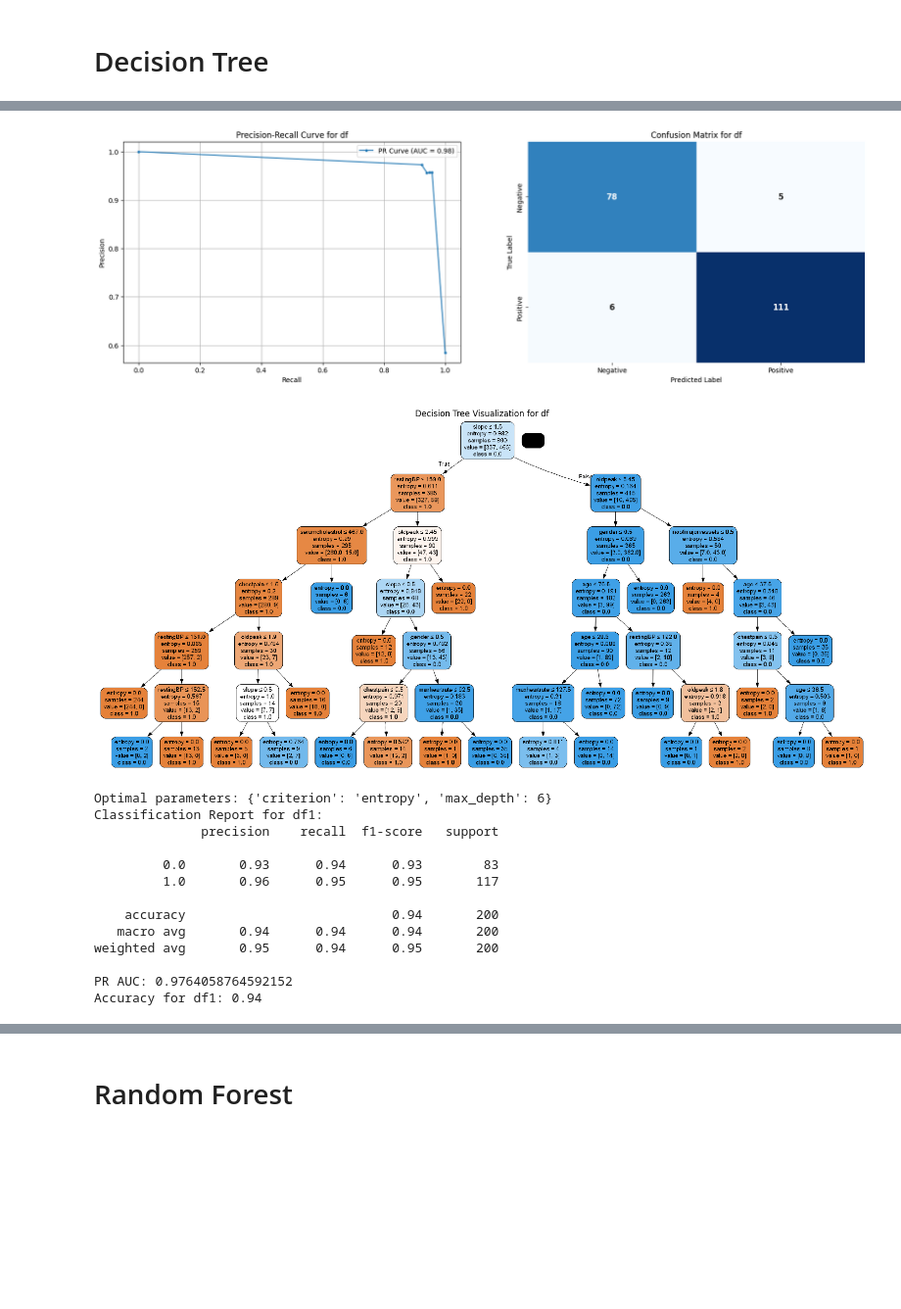
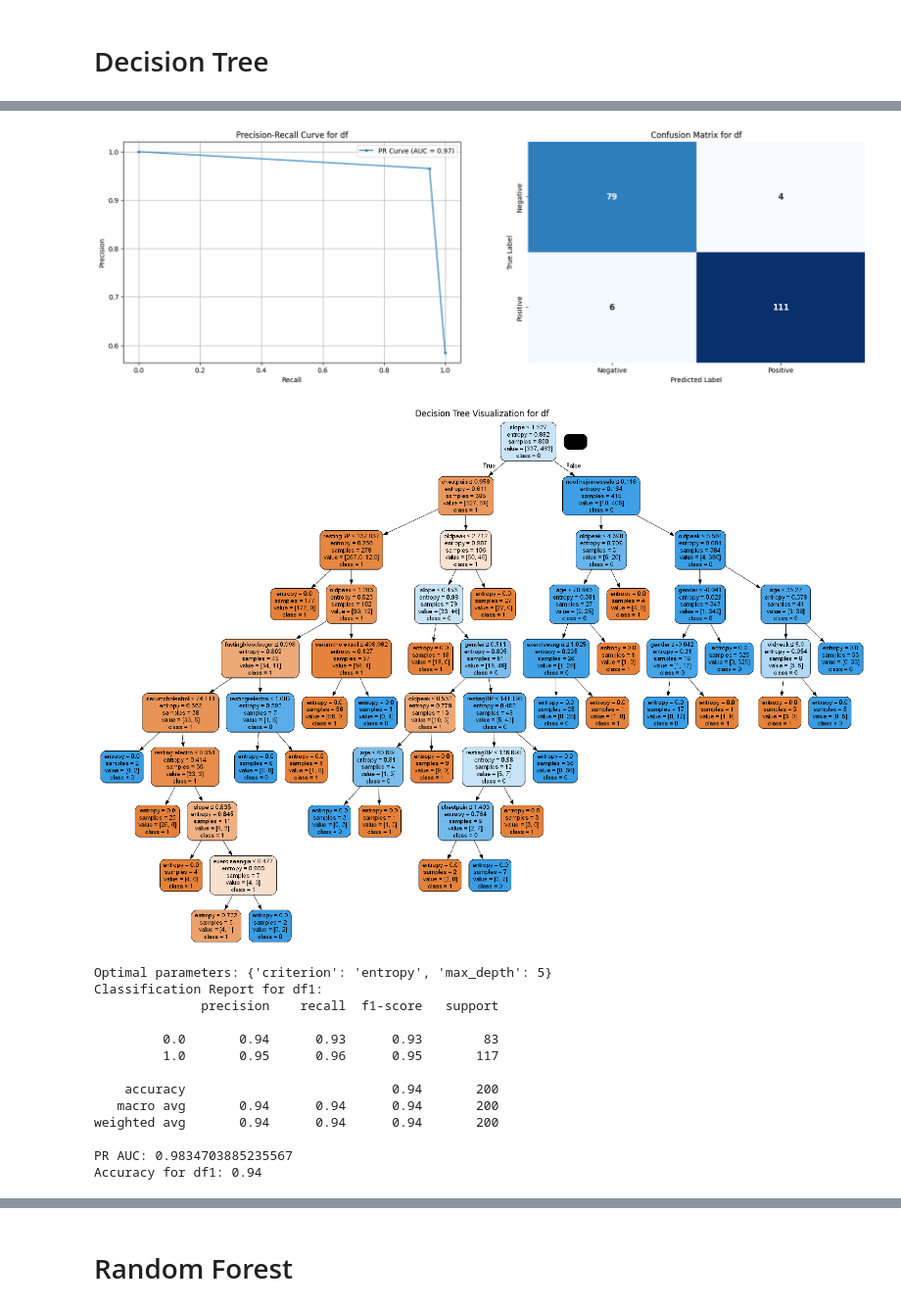
Before and after one commit to ganesh-329/Heart-Disease-Prediction-ML, a Jupyter notebook: cardio/Data_cardiovascular.ipynb, the cells around one changed output, grey strips where cells are left out. Shown at 98% size. Cells and saved outputs as stored; diff of their text form; code cells hidden in the pictures; blank space fills up the shorter version.

Commit message:
Feature Selection and other changes

```diff
--- a/cardio/Data_cardiovascular.ipynb
+++ b/cardio/Data_cardiovascular.ipynb
@@ -297,6 +297,9 @@ Name: target, dtype: float64
 # %%
 # from this we can see that the exerciseangia has the lowest correlation with heart diesease
 # %%
+dd = df.copy()
+dd1 = df.copy()
+
 df = df.drop(columns="exerciseangia")
 df1 = df1.drop(columns="exerciseangia")
 # %%
@@ -669,17 +758,41 @@ import matplotlib.image as mpimg
 from sklearn.tree import export_graphviz
 import matplotlib.pyplot as plt
 # %%
+import numpy as np
+import pandas as pd
+from sklearn.model_selection import train_test_split
+from sklearn.tree import DecisionTreeClassifier
+from sklearn.model_selection import GridSearchCV
+from sklearn.metrics import auc, accuracy_score, classification_report, confusion_matrix, precision_recall_curve, make_scorer, average_precision_score
+import matplotlib.pyplot as plt
+import seaborn as sns
+from six import StringIO
+import pydotplus
+import matplotlib.image as mpimg
+from sklearn.tree import export_graphviz
+import matplotlib.pyplot as plt
+
+dt_results = []
+
 def evaluate_decision_tree(X, y, dataset_label):
+    global dt_results
 
     X_train, X_test, y_train, y_test = train_test_split(X, y, test_size=0.2, random_state=42)
 
-    # Define the hyperparameter grid for  GridSearchCV
+    # Add small Gaussian noise to training features to reduce overfitting
+    noise_scale = 0.1  # you can tune this value
+    feature_std = X_train.std(axis=0).replace(0, 1e-8)
+    rng = np.random.default_rng(42)
+    noise = rng.normal(loc=0.0, scale=noise_scale * feature_std.values, size=X_train.shape)
+    X_train_noisy = X_train + noise
+
+    # Define the hyperparameter grid for GridSearchCV
     param_grid = {'max_depth': range(3, 11),
                   'criterion': ['gini', 'entropy'] }
 
-    # Initialize GridSearchCV with cross-validation and avg. precison score as the scoring metric
+    # Initialize GridSearchCV with cross-validation and avg. precision score as the scoring metric
     grid_search = GridSearchCV(DecisionTreeClassifier(random_state=42), param_grid, scoring=make_scorer(average_precision_score), cv=5)
-    grid_search.fit(X_train, y_train)
+    grid_search.fit(X_train_noisy, y_train)
 
     # Get the best hyperparameters and the best model
     best_params = grid_search.best_params_
@@ -707,6 +820,14 @@ def evaluate_decision_tree(X, y, dataset_label):
     # Calculate accuracy
     accuracy = accuracy_score(y_test, y_pred)
     print(f'Accuracy for {dataset_label}: {accuracy:.2f}')
+
+    # Store metrics for later summary
+    dt_results.append({
+        "dataset": dataset_label,
+        "accuracy": accuracy,
+        "pr_auc": pr_auc,
+        "best_params": best_params,
+    })
 
     # Create subplots for the PR curve and confusion matrix
     fig, ax = plt.subplots(1, 2, figsize=(20, 6))
@@ -757,7 +878,9 @@ def evaluate_decision_tree(X, y, dataset_label):
 # Dataset labels and data
 datasets = {
     'df': (df, 'target'),
-    'df1': (df1, 'target')
+    'df1': (df1, 'target'),
+    'dd': (dd, 'target'),
+    'dd1': (dd1, 'target')
 }
 
 for label, (df, target) in datasets.items():
@@ -781,15 +904,15 @@ Accuracy for df: 0.94
 [figure]
-[figure, old version]
+[figure, new version]
-Optimal parameters: {'criterion': 'entropy', 'max_depth': 6}
+Optimal parameters: {'criterion': 'entropy', 'max_depth': 5}
 Classification Report for df1:
               precision    recall  f1-score   support
 
-         0.0       0.93      0.94      0.93        83
-         1.0       0.96      0.95      0.95       117
+         0.0       0.94      0.93      0.93        83
+         1.0       0.95      0.96      0.95       117
 
     accuracy                           0.94       200
    macro avg       0.94      0.94      0.94       200
-weighted avg       0.95      0.94      0.95       200
+weighted avg       0.94      0.94      0.94       200
 
-PR AUC: 0.9764058764592152
+PR AUC: 0.9834703885235567
 Accuracy for df1: 0.94
```
Also changed, not shown: parts of 6 cells of this notebook, 50 other files.
